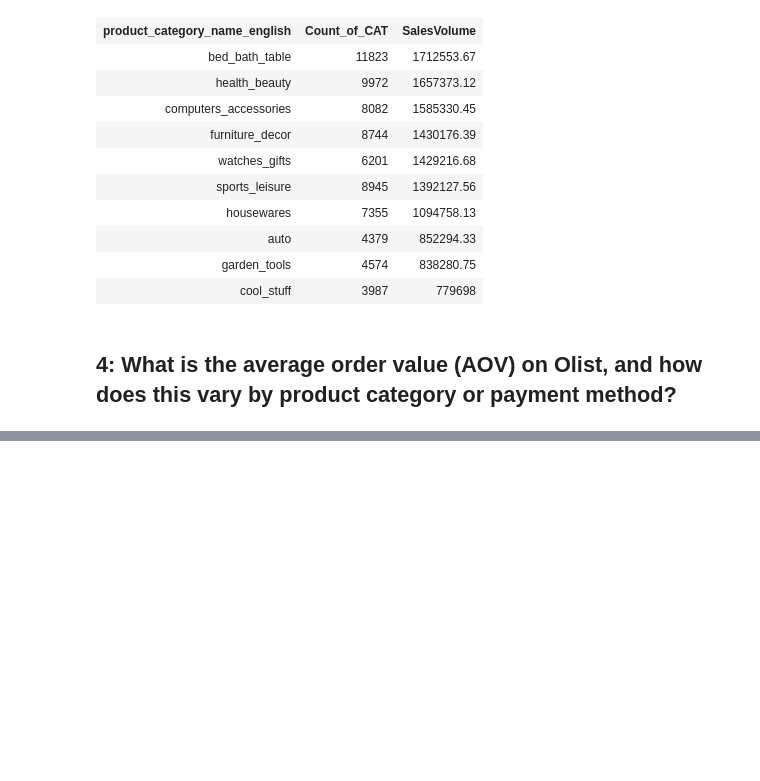
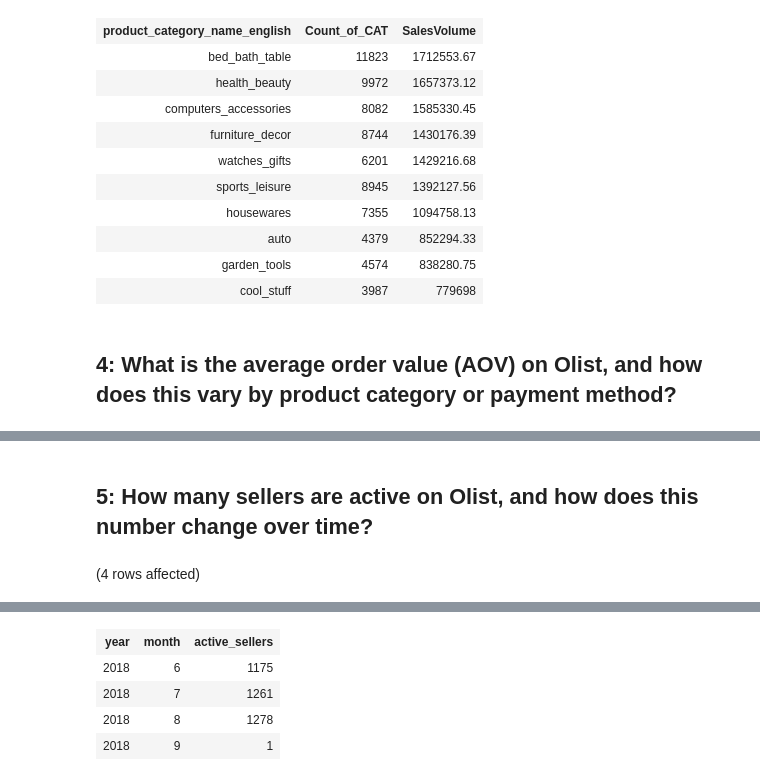
Before and after one commit to Emem-Data/Olist_Business, a Jupyter notebook: EDA.ipynb, the cells around one changed output, grey strips where cells are left out. Drawn from its saved outputs; the diff is of its cells as text; code cells hidden in the pictures; blank space fills up the shorter version.

```diff
--- a/EDA.ipynb
+++ b/EDA.ipynb
@@ -136,0 +140,22 @@ Total execution time: 00:00:00.153
+# %% [markdown]
+## **5: How many sellers are active on Olist, and how does this number change over time?**
+# %%
+SELECT
+    YEAR(order_purchase_timestamp) AS year,
+    MONTH(order_purchase_timestamp) AS month,
+    COUNT(DISTINCT seller_id) AS active_sellers
+FROM
+    OlistBusiness.dbo.olist_orders_dataset OO
+INNER JOIN
+    OlistBusiness.dbo.olist_order_items_dataset OI ON OO.order_id = OI.order_id
+WHERE
+    order_purchase_timestamp >= '2018-06-01'
+    AND order_purchase_timestamp <= '2018-12-31'
+GROUP BY
+    YEAR(order_purchase_timestamp),
+    MONTH(order_purchase_timestamp)
+ORDER BY
+    year,
+    month;
+# %% [output]
+(4 rows affected)
@@ -136,0 +163,5 @@ Total execution time: 00:00:00.153
+| year | month | active_sellers |
+| 2018 | 6 | 1175 |
+| 2018 | 7 | 1261 |
+| 2018 | 8 | 1278 |
+| 2018 | 9 | 1 |
```
Also changed, not shown: parts of 5 cells of this notebook.
